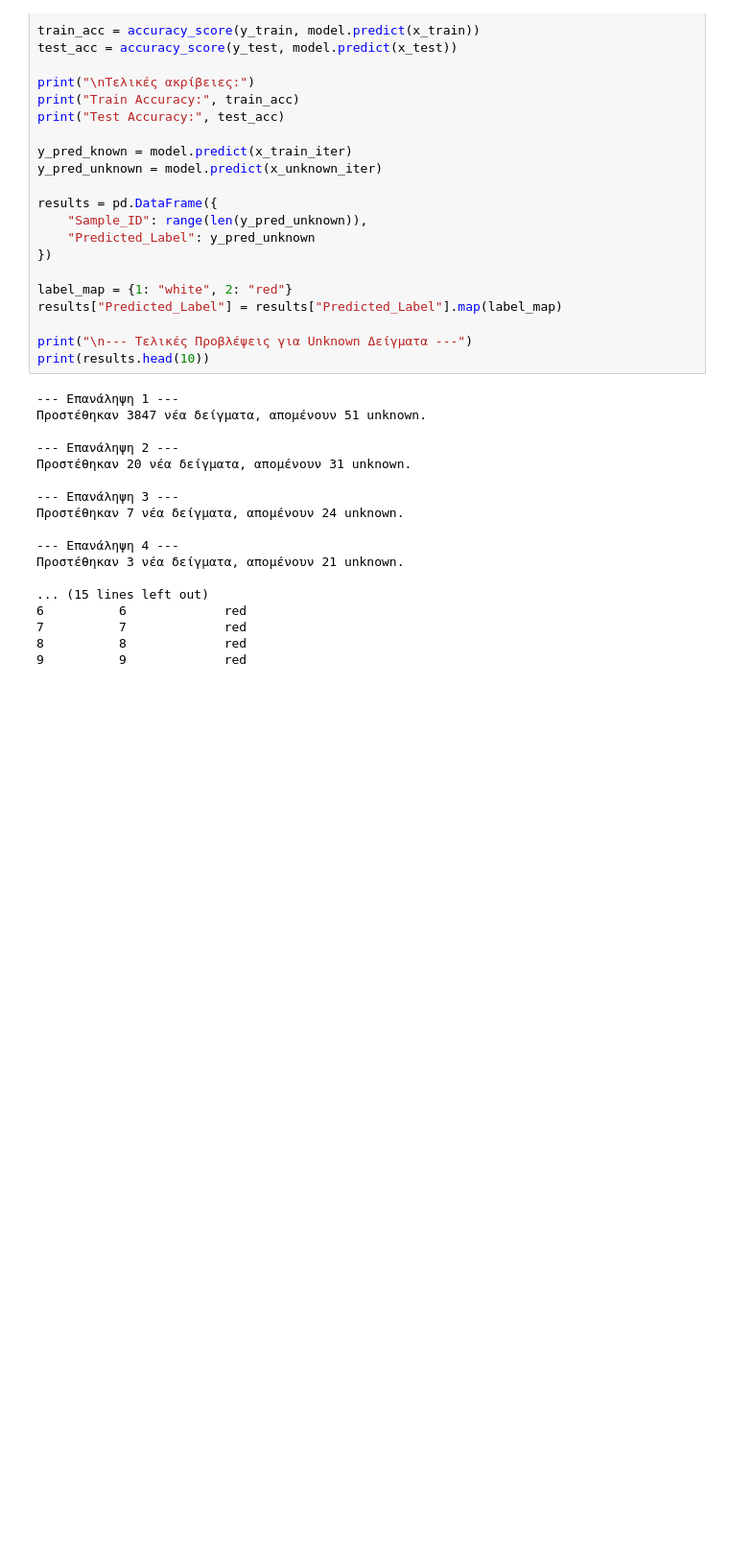
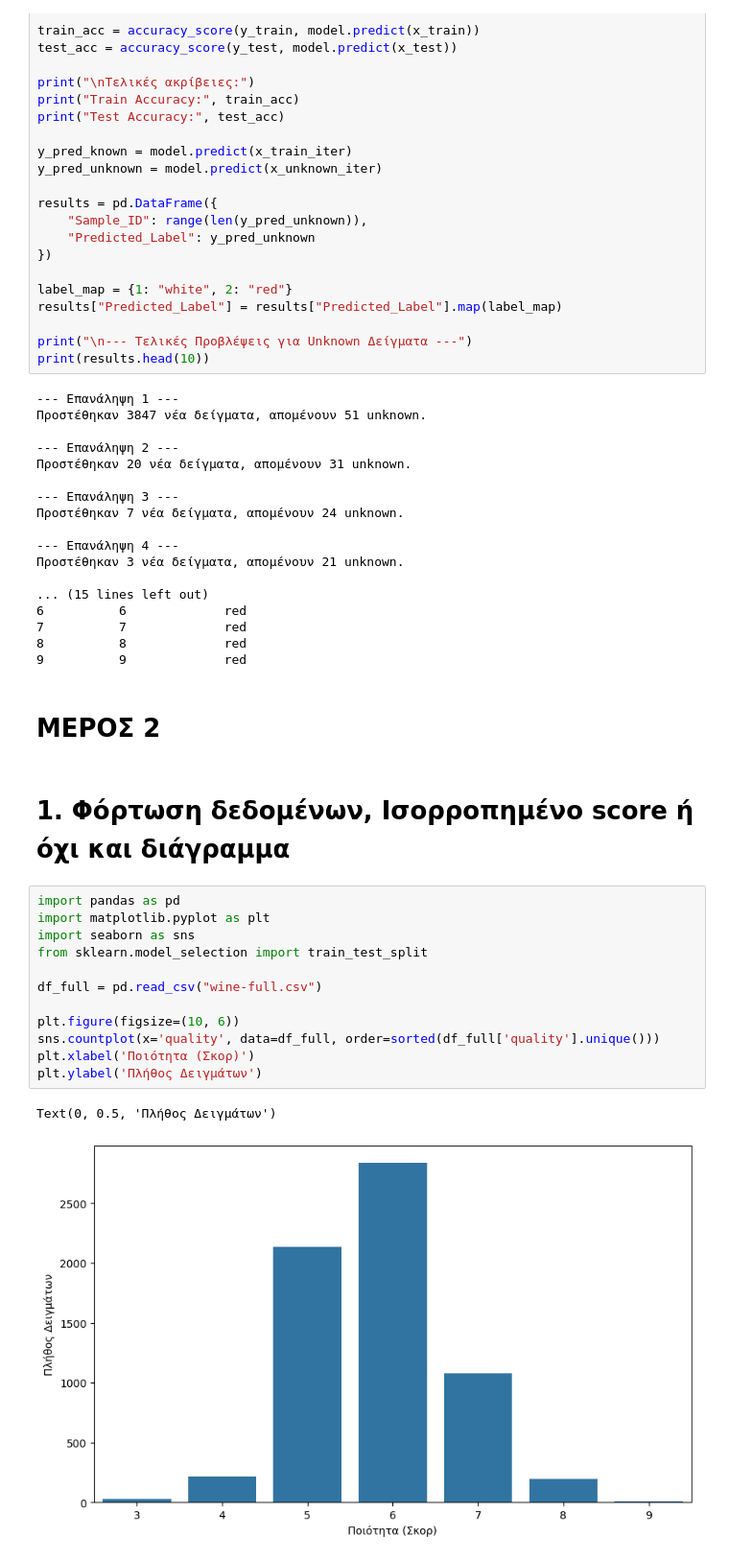
Before and after one commit to vpapoglou/Machine-Learning-Auth, a Jupyter notebook: Εργασία_4.ipynb, the cells around one changed output. Shown at 96% size. Saved outputs shown, nothing was run; the diff lists cells and outputs as text; blank space fills up the shorter version.

```diff
--- a/Εργασία_4.ipynb
+++ b/Εργασία_4.ipynb
@@ -352,3 +352,22 @@ print(results.head(10))
 7          7             red
 8          8             red
 9          9             red
+# %% [markdown]
+# ΜΕΡΟΣ 2
+# %% [markdown]
+# 1. Φόρτωση δεδομένων, Ισορροπημένο score ή όχι και διάγραμμα
+# %%
+import pandas as pd
+import matplotlib.pyplot as plt
+import seaborn as sns
+from sklearn.model_selection import train_test_split
+
+df_full = pd.read_csv("wine-full.csv")
+
+plt.figure(figsize=(10, 6))
+sns.countplot(x='quality', data=df_full, order=sorted(df_full['quality'].unique()))
+plt.xlabel('Ποιότητα (Σκορ)')
+plt.ylabel('Πλήθος Δειγμάτων')
+# %% [output]
+Text(0, 0.5, 'Πλήθος Δειγμάτων')
+[figure, added]
```
Also changed, not shown: parts of 25 cells of this notebook.
